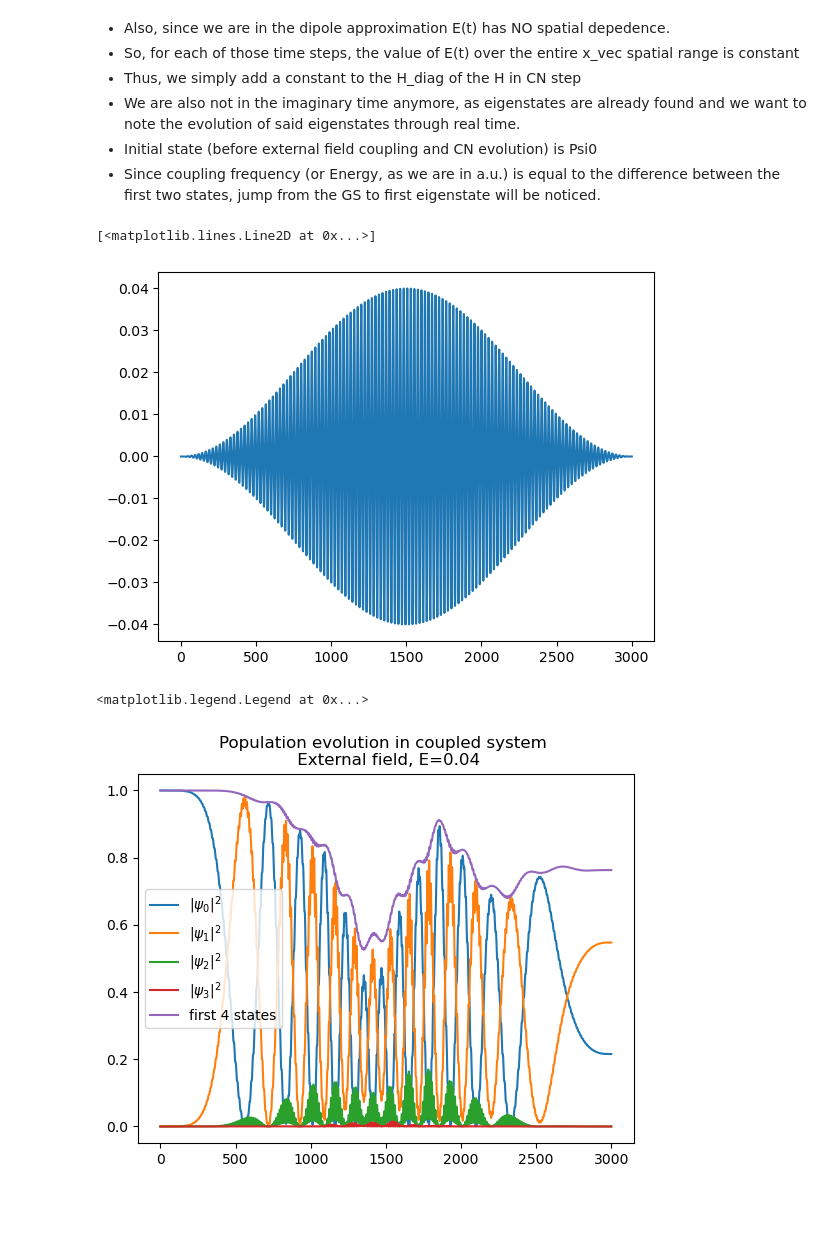
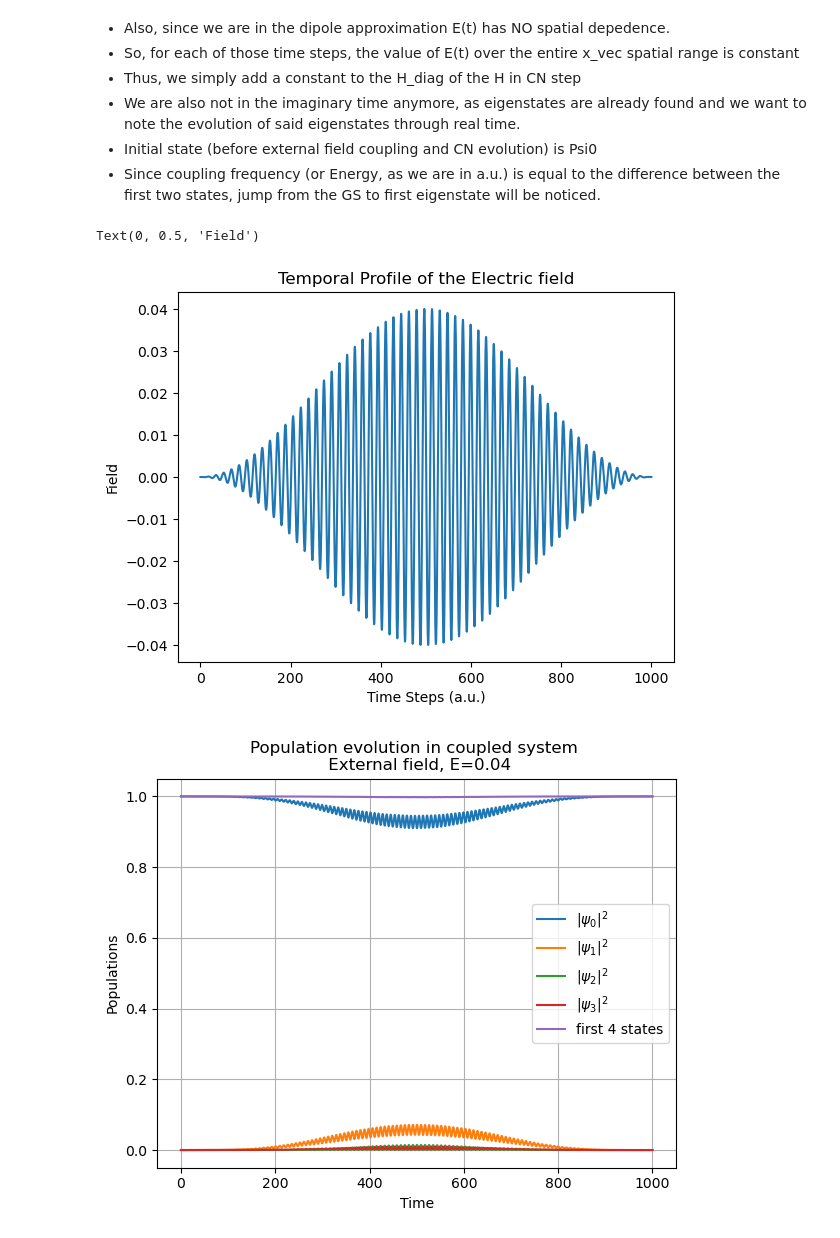
Before and after one commit to SoumyajeetMazumdar/CQMPP, a Jupyter notebook: EXAM/2_coupling_with_E_field.ipynb, the cells around one changed output. Drawn from its saved outputs; the diff is of its cells as text; code cells hidden in the pictures; blank space fills up the shorter version.

```diff
--- a/EXAM/2_coupling_with_E_field.ipynb
+++ b/EXAM/2_coupling_with_E_field.ipynb
@@ -97,31 +97,37 @@ def thomas_algorithm(a, b, c, d):
 # %%
 psi0 = np.load("psi0.npy")
 psi1 = np.load("psi1.npy")
 psi2 = np.load("psi2.npy")
 psi3 = np.load("psi3.npy")
 a = np.load("a.npy")
 
 # grid details
 Delta_r = 0.2
 N = 500
 x_vec = np.linspace(-50, 50, N)
 
 V_softcore_vec = -1/np.sqrt(x_vec**2 + a**2)
 
 # Real time step (Δt) and time grid
-delta_t = 0.1
-T = 3000 # in a.u.
-t_vec = np.arange(0, 3000 + delta_t, delta_t)
+delta_t = 0.4
+T = 1000 # in a.u.
+t_vec = np.arange(0, T + delta_t, delta_t)
 
 # External field
 E0 = 4e-2
-omega = (-0.2329 - -0.4999) # difference b/w GS and First State
+omega01 = (-0.2329 - -0.4999) # difference b/w GS and First State
+detuning = 0.05
+omega = omega01 + detuning
 E_t_vec = E0 * np.cos(np.pi * (t_vec - T/2) / T)**2 * np.cos(omega * t_vec)
 
+# np.cos(np.pi * (t_vec - T/2) / T)**2 * np.cos(omega * t_vec)
+plt.title("Temporal Profile of the Electric field")
 plt.plot(t_vec[0:t_vec.size//1], E_t_vec[0:t_vec.size//1])
+plt.xlabel("Time Steps (a.u.)")
+plt.ylabel("Field")
 # %% [output]
-[<matplotlib.lines.Line2D at 0x...>]
+Text(0, 0.5, 'Field')
-[figure, old version]
+[figure, new version]
 # %%
 
 # CALCULATIONS
@@ -154,11 +166,20 @@ for iter in range(t_vec.size):
 # %%
+plt.subplots(figsize=(6, 5))
+
 plt.plot(t_vec, populations0, label = "$|\psi_0|^2$")
 plt.plot(t_vec, populations1, label = "$|\psi_1|^2$")
 plt.plot(t_vec, populations2, label = "$|\psi_2|^2$")
 plt.plot(t_vec, populations3, label = "$|\psi_3|^2$")
 plt.plot(t_vec, populations0 + populations1 + populations2 + populations3, label = "first 4 states")
+
+
+
+
+plt.legend()
 plt.title(f"Population evolution in coupled system \n External field, E={E0}")
-plt.legend()
+plt.ylabel("Populations")
+plt.xlabel("Time")
+plt.grid()
+plt.tight_layout()
 # %% [output]
-<matplotlib.legend.Legend at 0x...>
-[figure, old version]
+[figure, new version]
```
Also changed, not shown: parts of 5 cells of this notebook, 6 other files.
